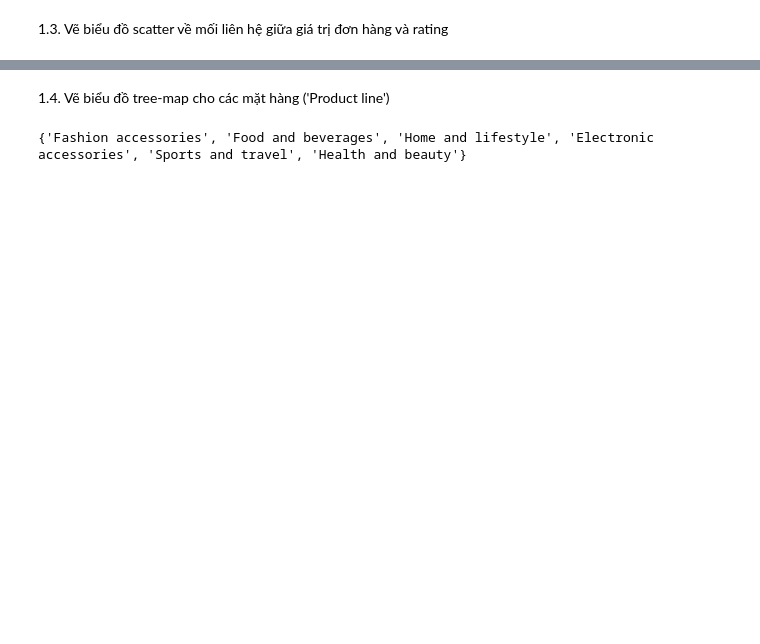
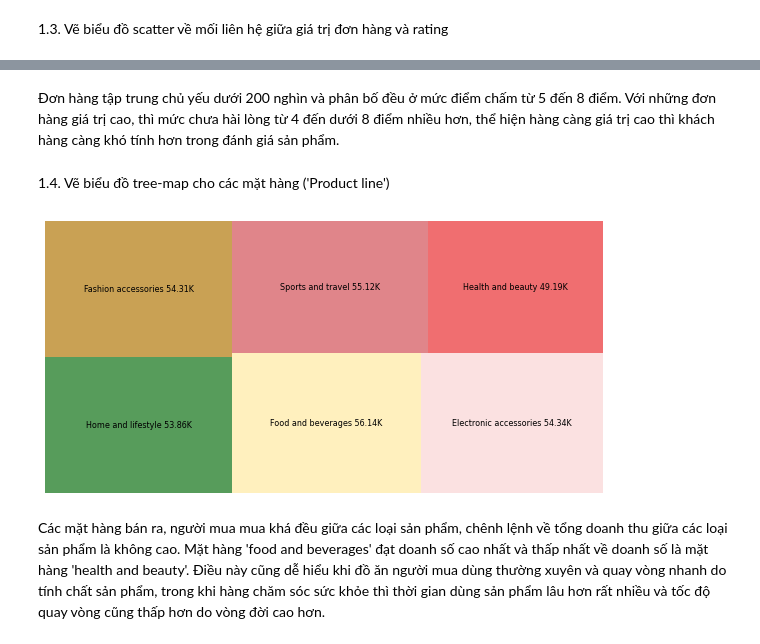
Before and after one commit to Hoanpc777/Python1, a Jupyter notebook: B4/[DS03]_[2.2]_[PhanCongHoan].ipynb, the cells around one changed output, grey strips where cells are left out. Saved outputs shown, nothing was run; the diff lists cells and outputs as text; code cells hidden in the pictures; blank space fills up the shorter version.

```diff
--- a/B4/[DS03]_[2.2]_[PhanCongHoan].ipynb
+++ b/B4/[DS03]_[2.2]_[PhanCongHoan].ipynb
@@ -130,19 +137,42 @@ plt.show()
+# %% [markdown]
+Đơn hàng tập trung chủ yếu dưới 200 nghìn và phân bố đều ở mức điểm chấm từ 5 đến 8 điểm. Với những đơn hàng giá trị cao, thì mức chưa hài lòng từ 4 đến dưới 8 điểm nhiều hơn, thể hiện hàng càng giá trị cao thì khách hàng càng khó tính hơn trong đánh giá sản phẩm.
 # %% [markdown]
 1.4. Vẽ biểu đồ tree-map cho các mặt hàng ('Product line')
-# %%
-#%pip install squarify
-import squarify
-labels = [i[4]for i in data]
-for i in set(labels):
-
-plt.rc('font', size=8)
-
-fig = plt.figure(figsize=(10,5))
-
-squarify.plot(sizes=product_line, label=labels,
-              color=color_list, alpha=0.7)
-
-plt.axis("off")
-plt.show()
-# %% [output]
-{'Fashion accessories', 'Food and beverages', 'Home and lifestyle', 'Electronic accessories', 'Sports and travel', 'Health and beauty'}
+# %%
+# %pip install squarify
+import squarify
+lb1,lb2,lb3,lb4,lb5,lb6 = 0,0,0,0,0,0
+labels = [i[4]for i in data]
+for i in range(len(data)):
+    if labels[i] == list(set(labels))[0]:
+        lb1+=donhang[i]
+    elif labels[i] == list(set(labels))[1]:
+        lb2+=donhang[i]
+    elif labels[i] == list(set(labels))[2]:
+        lb3+=donhang[i]
+    elif labels[i] == list(set(labels))[3]:
+        lb4+=donhang[i]
+    elif labels[i] == list(set(labels))[4]:
+        lb5+=donhang[i]
+    elif labels[i] == list(set(labels))[5]:
+        lb6+=donhang[i]
+volume = [lb1,lb2,lb3,lb4,lb5,lb6]
+labels = [f'{list(set(labels))[0]} {round(lb1/1000,2)}K',
+          f'{list(set(labels))[1]} {round(lb2/1000,2)}K',
+          f'{list(set(labels))[2]} {round(lb3/1000,2)}K',
+          f'{list(set(labels))[3]} {round(lb4/1000,2)}K',
+          f'{list(set(labels))[4]} {round(lb5/1000,2)}K',
+          f'{list(set(labels))[5]} {round(lb6/1000,2)}K']
+color_list = ['#0f7216', '#b2790c', '#ffe9a3',
+              '#f9d4d4', '#d35158', '#ea3033']
+plt.rc('font', size=8)
+fig = plt.figure(figsize=(10,5))
+squarify.plot(sizes=volume, label=labels,
+              color=color_list, alpha=0.7)
+
+plt.axis("off")
+plt.show()
+# %% [output]
+[figure, added]
+# %% [markdown]
+Các mặt hàng bán ra, người mua mua khá đều giữa các loại sản phẩm, chênh lệnh về tổng doanh thu giữa các loại sản phẩm là không cao. Mặt hàng 'food and beverages' đạt doanh số cao nhất và thấp nhất về doanh số là mặt hàng 'health and beauty'. Điều này cũng dễ hiểu khi đồ ăn người mua dùng thường xuyên và quay vòng nhanh do tính chất sản phẩm, trong khi hàng chăm sóc sức khỏe thì thời gian dùng sản phẩm lâu hơn rất nhiều và tốc độ quay vòng cũng thấp hơn do vòng đời cao hơn.
```
Also changed, not shown: parts of 5 cells of this notebook.
